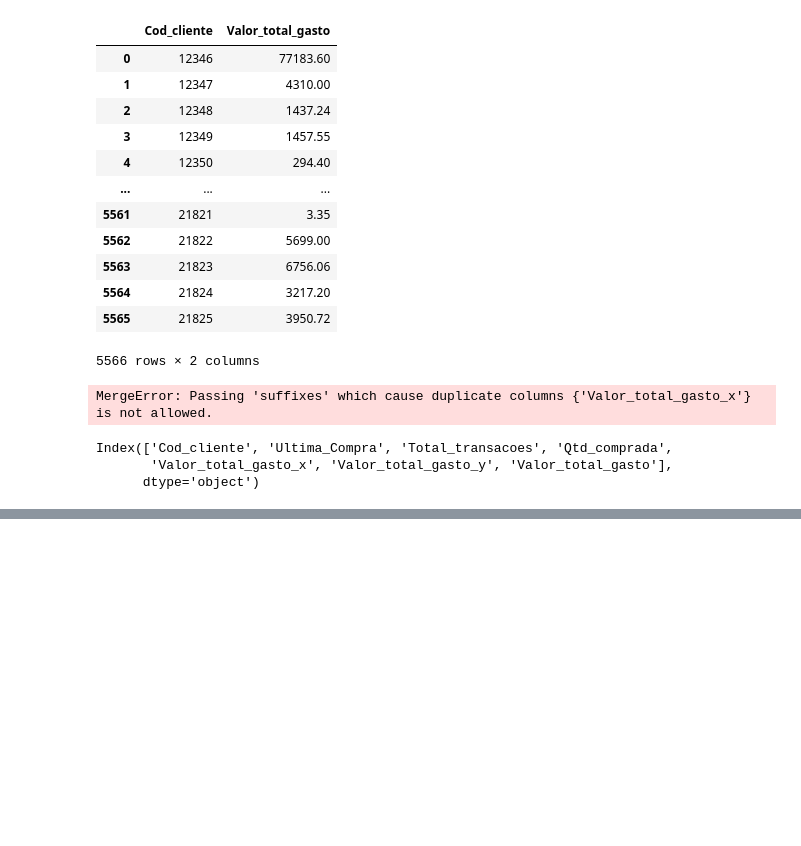
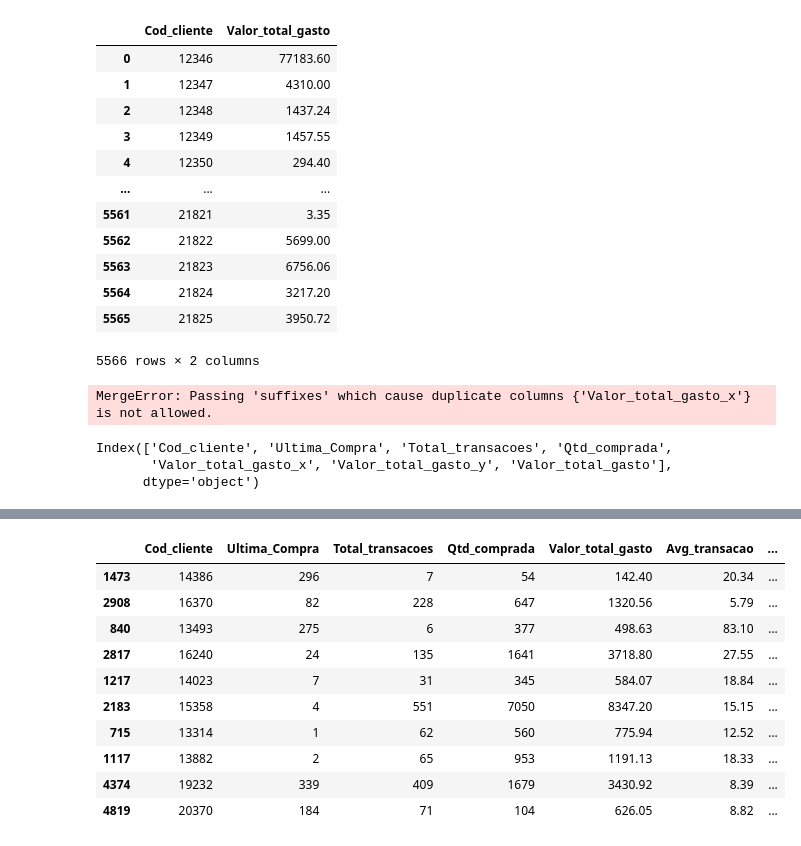
Before and after one commit to alyssonmontovanelli/segmentacao_Clientes_Ecomerce, a Jupyter notebook: EDA/02_EDA_Eng_Atributos_2.ipynb, the cells around one changed output, grey strips where cells are left out. Saved outputs shown, nothing was run; the diff lists cells and outputs as text; code cells hidden in the pictures; blank space fills up the shorter version.

```diff
--- a/EDA/02_EDA_Eng_Atributos_2.ipynb
+++ b/EDA/02_EDA_Eng_Atributos_2.ipynb
@@ -336,0 +348,4 @@ dados['Hora'] = dados['Horario_venda'].dt.hour
+# %%
+dia_favorito = pd.merge(dia_favorito, media_dias_compra, on='Cod_cliente')
+# %%
+dia_favorito = dia_favorito.drop(columns=['Intervalo_compra_dias_x', 'Intervalo_compra_dias_y'])
@@ -336,0 +370,15 @@ dados['Hora'] = dados['Horario_venda'].dt.hour
+# %%
+dados_clientes = dados_clientes.drop(columns=['Dia_da_semana_x', 'Intervalo_compra_dias_x','Intervalo_compra_dias_y','Dia_da_semana_y'])
+dados_clientes.sample(10)
+# %% [output]
+|  | Cod_cliente | Ultima_Compra | Total_transacoes | Qtd_comprada | Valor_total_gasto | Avg_transacao | ... |
+| 1473 | 14386 | 296 | 7 | 54 | 142.40 | 20.34 | ... |
+| 2908 | 16370 | 82 | 228 | 647 | 1320.56 | 5.79 | ... |
+| 840 | 13493 | 275 | 6 | 377 | 498.63 | 83.10 | ... |
+| 2817 | 16240 | 24 | 135 | 1641 | 3718.80 | 27.55 | ... |
+| 1217 | 14023 | 7 | 31 | 345 | 584.07 | 18.84 | ... |
+| 2183 | 15358 | 4 | 551 | 7050 | 8347.20 | 15.15 | ... |
+| 715 | 13314 | 1 | 62 | 560 | 775.94 | 12.52 | ... |
+| 1117 | 13882 | 2 | 65 | 953 | 1191.13 | 18.33 | ... |
+| 4374 | 19232 | 339 | 409 | 1679 | 3430.92 | 8.39 | ... |
+| 4819 | 20370 | 184 | 71 | 104 | 626.05 | 8.82 | ... |
```
Also changed, not shown: parts of 22 cells of this notebook.
